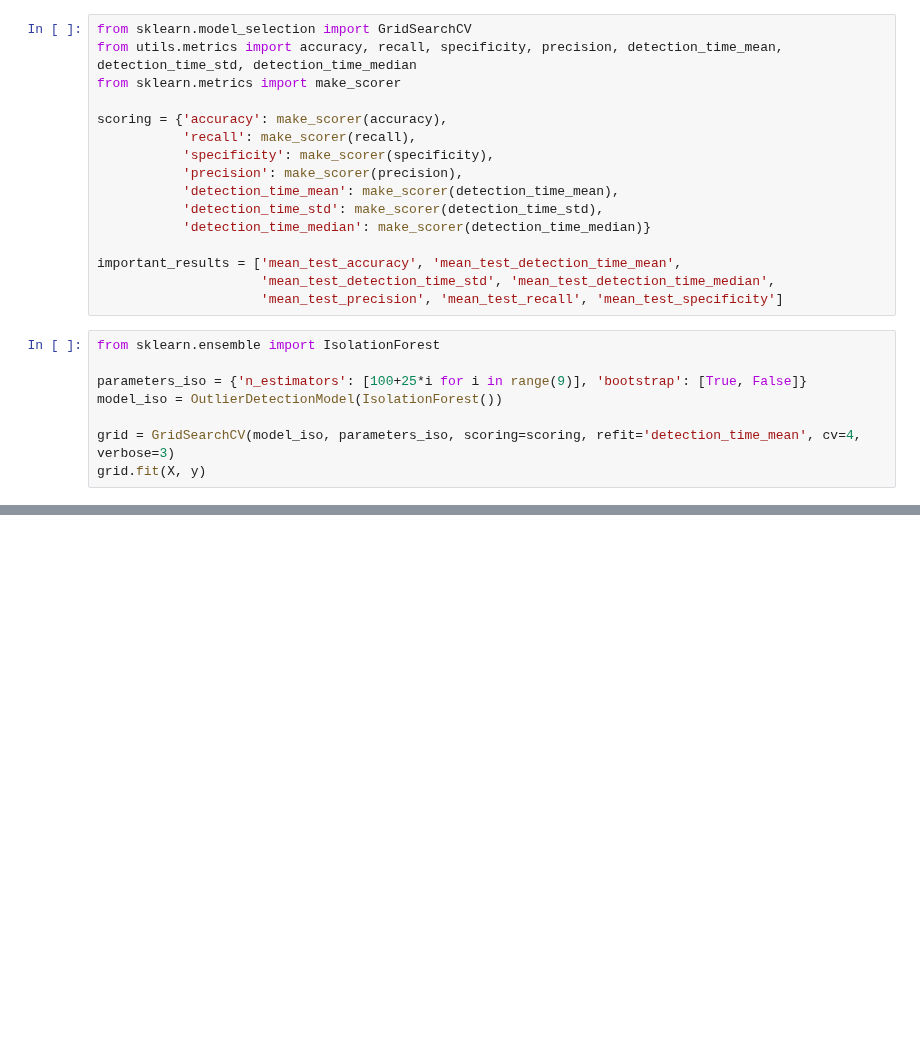
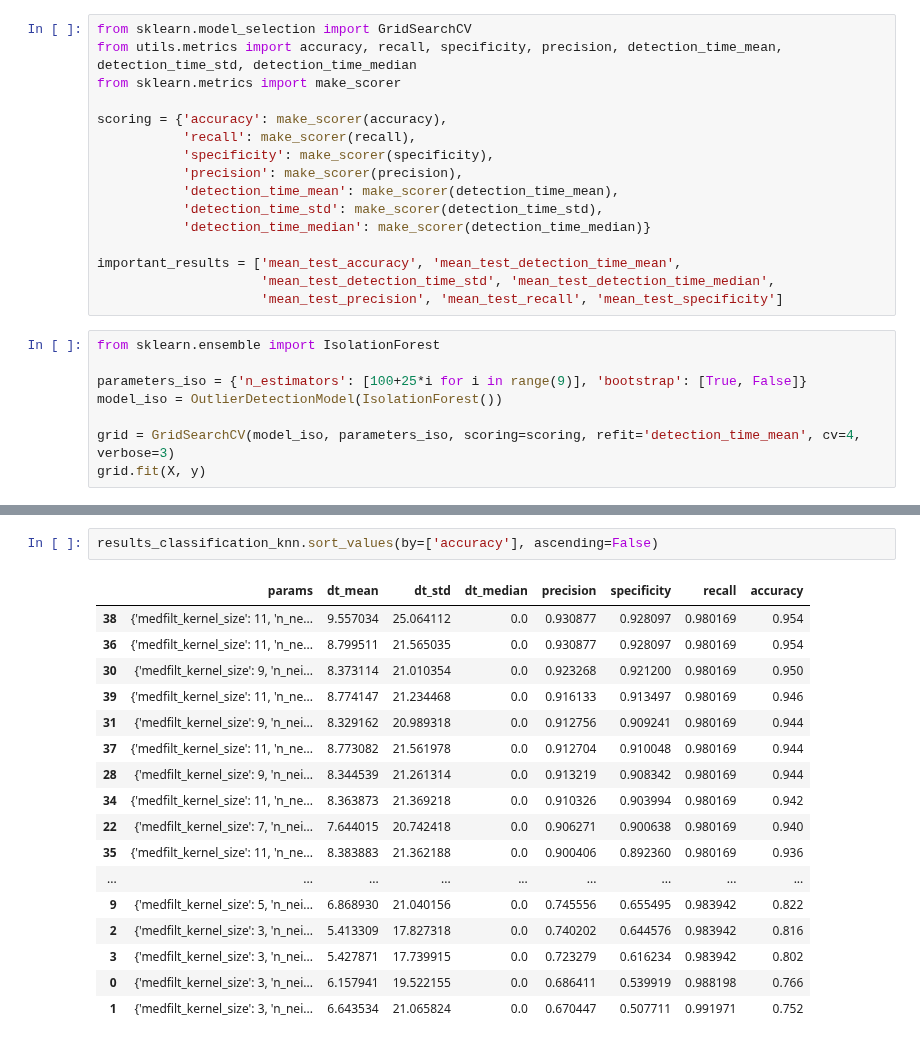
Before and after one commit to JulianBvW/BA-WDN-Leakage-Detection, a Jupyter notebook: LeakageDetection.ipynb, the cells around one changed output, grey strips where cells are left out. Saved outputs shown, nothing was run; the diff lists cells and outputs as text; blank space fills up the shorter version.

```diff
--- a/LeakageDetection.ipynb
+++ b/LeakageDetection.ipynb
@@ -1581,0 +1707,20 @@ round(results_iso[['param_n_estimators', 'param_bootstrap'] + important_results]
+# %%
+results_classification_knn.sort_values(by=['accuracy'], ascending=False)
+# %% [output]
+|  | params | dt_mean | dt_std | dt_median | precision | specificity | recall | accuracy |
+| 38 | {'medfilt_kernel_size': 11, 'n_ne... | 9.557034 | 25.064112 | 0.0 | 0.930877 | 0.928097 | 0.980169 | 0.954 |
+| 36 | {'medfilt_kernel_size': 11, 'n_ne... | 8.799511 | 21.565035 | 0.0 | 0.930877 | 0.928097 | 0.980169 | 0.954 |
+| 30 | {'medfilt_kernel_size': 9, 'n_nei... | 8.373114 | 21.010354 | 0.0 | 0.923268 | 0.921200 | 0.980169 | 0.950 |
+| 39 | {'medfilt_kernel_size': 11, 'n_ne... | 8.774147 | 21.234468 | 0.0 | 0.916133 | 0.913497 | 0.980169 | 0.946 |
+| 31 | {'medfilt_kernel_size': 9, 'n_nei... | 8.329162 | 20.989318 | 0.0 | 0.912756 | 0.909241 | 0.980169 | 0.944 |
+| 37 | {'medfilt_kernel_size': 11, 'n_ne... | 8.773082 | 21.561978 | 0.0 | 0.912704 | 0.910048 | 0.980169 | 0.944 |
+| 28 | {'medfilt_kernel_size': 9, 'n_nei... | 8.344539 | 21.261314 | 0.0 | 0.913219 | 0.908342 | 0.980169 | 0.944 |
+| 34 | {'medfilt_kernel_size': 11, 'n_ne... | 8.363873 | 21.369218 | 0.0 | 0.910326 | 0.903994 | 0.980169 | 0.942 |
+| 22 | {'medfilt_kernel_size': 7, 'n_nei... | 7.644015 | 20.742418 | 0.0 | 0.906271 | 0.900638 | 0.980169 | 0.940 |
+| 35 | {'medfilt_kernel_size': 11, 'n_ne... | 8.383883 | 21.362188 | 0.0 | 0.900406 | 0.892360 | 0.980169 | 0.936 |
+| ... | ... | ... | ... | ... | ... | ... | ... | ... |
+| 9 | {'medfilt_kernel_size': 5, 'n_nei... | 6.868930 | 21.040156 | 0.0 | 0.745556 | 0.655495 | 0.983942 | 0.822 |
+| 2 | {'medfilt_kernel_size': 3, 'n_nei... | 5.413309 | 17.827318 | 0.0 | 0.740202 | 0.644576 | 0.983942 | 0.816 |
+| 3 | {'medfilt_kernel_size': 3, 'n_nei... | 5.427871 | 17.739915 | 0.0 | 0.723279 | 0.616234 | 0.983942 | 0.802 |
+| 0 | {'medfilt_kernel_size': 3, 'n_nei... | 6.157941 | 19.522155 | 0.0 | 0.686411 | 0.539919 | 0.988198 | 0.766 |
+| 1 | {'medfilt_kernel_size': 3, 'n_nei... | 6.643534 | 21.065824 | 0.0 | 0.670447 | 0.507711 | 0.991971 | 0.752 |
```
Also changed, not shown: parts of 22 cells of this notebook, 1 other file.
